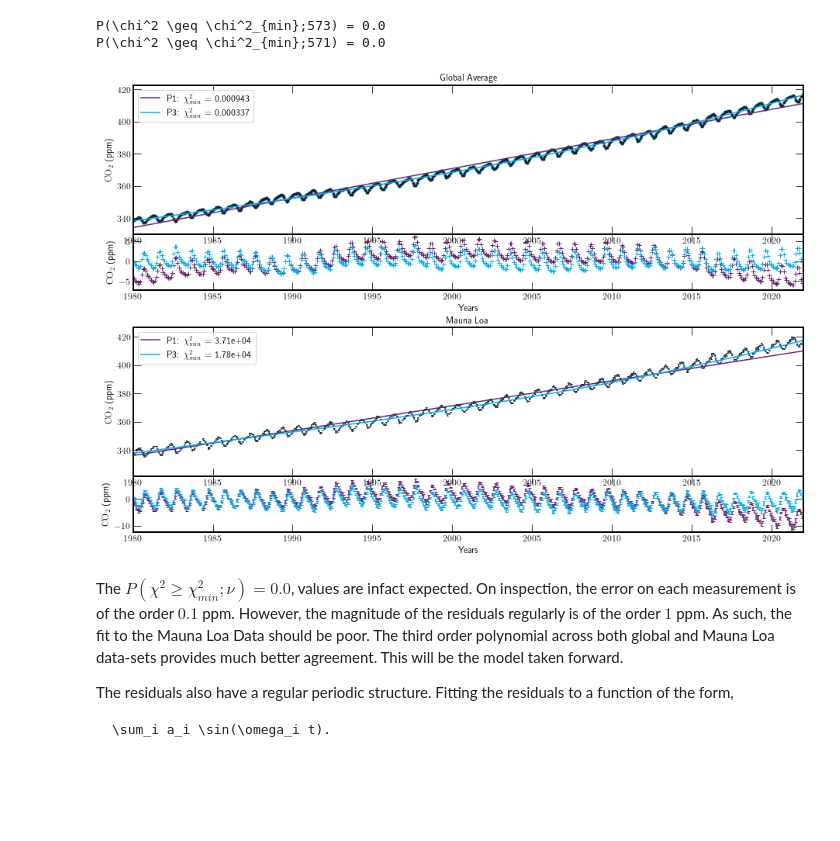
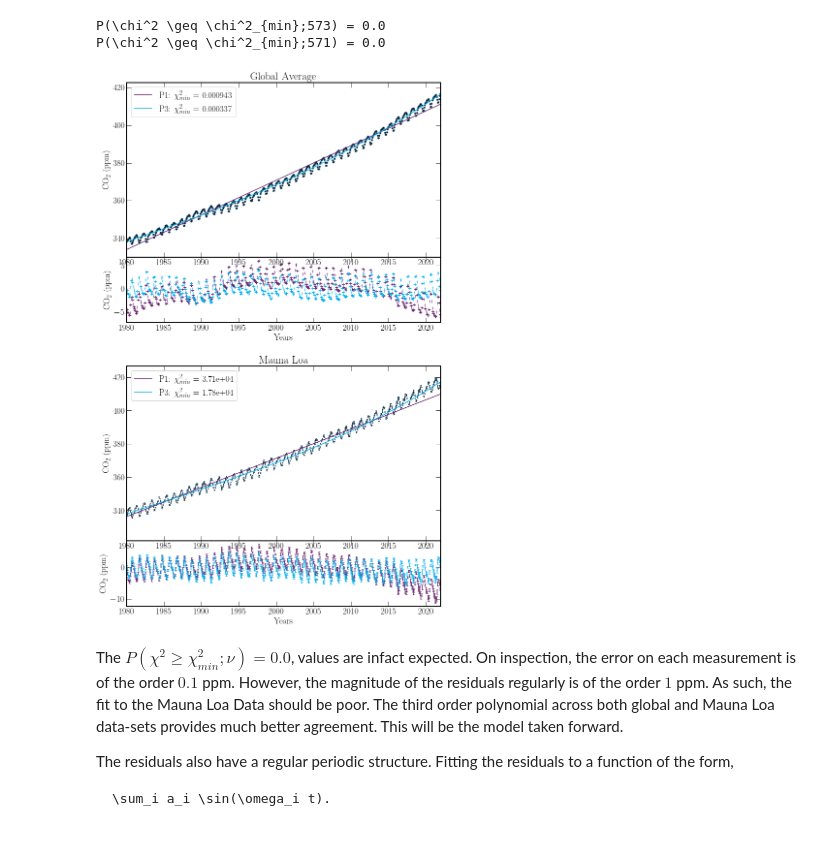
Before and after one commit to seancraven/CDS_book, a Jupyter notebook: Chapter_1/Hypothesis_Testing.ipynb, the cells around one changed output. Cells and saved outputs as stored; diff of their text form; code cells hidden in the pictures; blank space fills up the shorter version.

Commit message:
Formatting and matplotlibrc change

```diff
--- a/Chapter_1/Hypothesis_Testing.ipynb
+++ b/Chapter_1/Hypothesis_Testing.ipynb
@@ -7,8 +7,9 @@ import pandas as pd
 from dur_utils import colours
 from scipy import stats
 from scipy import fft
-from matplotlib.gridspec import GridSpec
 from cycler import cycler
+import matplotlib as mpl
+mpl.style.use('../matplotlibrc')
 # %% [markdown]
 # Hypothesis Testing And Goodness of Fit
 Hypothesis testing and $\chi^2$ statistics tests quantify the validity and 'goodness of fit', respectively. Again a thorough treatment of the $\chi^2$ statistic is presented in chapters 5 and 8 of 'Measurements and Their Uncertainties'{cite}`Hughes_Hase`. The statistic is defined as,
@@ -135,7 +136,7 @@ dur_cycle = cycler(color =[colours.durham.ink, colours.durham.purple,
 # Building Subplot list, add axis builds from bottom left
 total_fig_height = 2
 total_fig_width = 2
-fig = plt.figure()
+fig = plt.figure(figsize=(4.5, 7.5))
 ax = []
 current_fig_bottom = 0
 for i in range(4):
@@ -187,34 +188,34 @@ ax[1].errorbar(co2_data_ml['decimal date'],
     )
 for i, ((glob_f, glob_chi,residual_global), \
         (ml_f, ml_chi,residual_ml)) in enumerate(zip(glob,ml)):
     #ml plot
     ax[1].plot(co2_data_ml['decimal date'],ml_f,
         label = f'P{2*i + 1}: '+ r'$\chi^2_{min}$ = '+f'{ml_chi:.3}'
         )
     ax[0].errorbar(co2_data_ml['decimal date'],
         residual_ml,
         co2_data_ml['sdev'],
         linestyle = '',
         capsize = 2
         )
     #global
     ax[3].plot(co2_data_global['decimal'],glob_f,
         label = f'P{2*i + 1}: ' + r'$\chi^2_{min}$ = '+f'{glob_chi:.3}'
         )
     ax[2].plot(co2_data_global['decimal'],
         residual_global,
         marker = '+',
         linestyle = ''
         )
 
 ax[1].legend()
 ax[3].legend()
 ax[0].set_xlabel('Years')
 ax[2].set_xlabel('Years')
 ax[1].set_title('Mauna Loa')
 ax[3].set_title('Global Average');
 # %% [output]
-[figure, old version]
+[figure, new version]
 # %% [markdown]
 The $P(\chi^2 \geq \chi^2_{min};\nu) = 0.0$, values are infact expected. On inspection, the error on each measurement is of the order $0.1$ ppm. However, the magnitude of the residuals regularly is of the order $1$ ppm. As such, the fit to the Mauna Loa Data should be poor. The third order polynomial across both global and Mauna Loa data-sets provides much better agreement. This will be the model taken forward.
 
```
Also changed, not shown: parts of 2 cells of this notebook, 9 other files.
